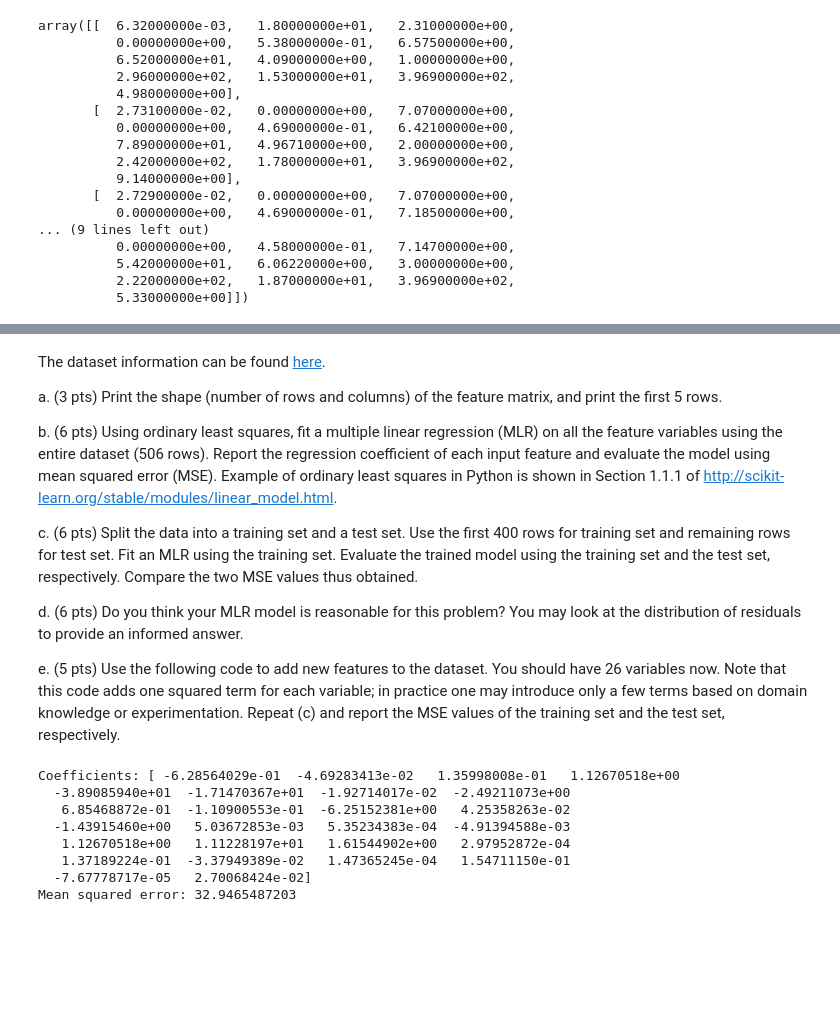
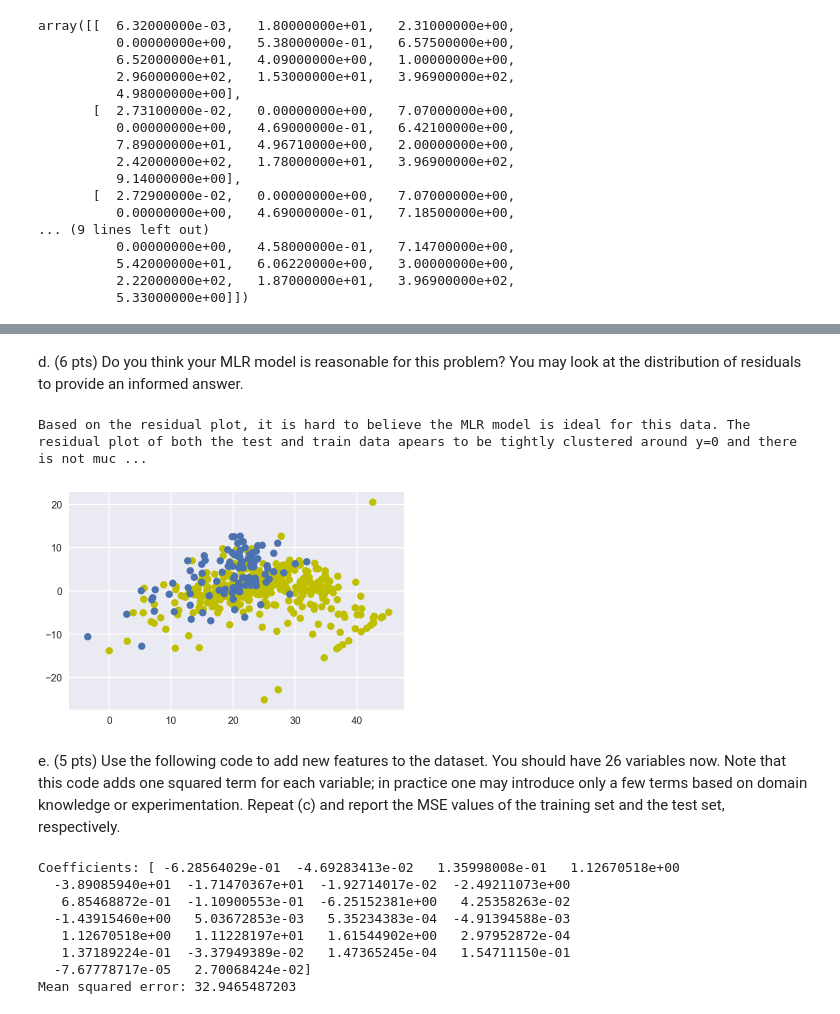
Before and after one commit to reeddolphin/mis-382-hw1, a Jupyter notebook: HW1-F17-MIS382N.ipynb, the cells around one changed output, grey strips where cells are left out. Cells and saved outputs as stored; diff of their text form; code cells hidden in the pictures; blank space fills up the shorter version.

```diff
--- a/HW1-F17-MIS382N.ipynb
+++ b/HW1-F17-MIS382N.ipynb
@@ -111,0 +117,8 @@ array([[  6.32000000e-03,   1.80000000e+01,   2.31000000e+00,
+# %%
+#3b
+lr = linear_model.LinearRegression()
+lr.fit(X,y)
+y_pred = lr.predict(X)
+full_mse =mean_squared_error(y, y_pred)
+print 'Coefficients:', lr.coef_
+print "Mean squared error:" , full_mse
@@ -152,15 +157,17 @@ plt.show()
-# %% [markdown]
-The dataset information can be found [here](http://scikit-learn.org/stable/datasets/index.html#boston-house-prices-dataset).
-
-a. (3 pts) Print the shape (number of rows and columns) of the feature matrix, and print the first 5 rows.
-
-b.  (6 pts) Using ordinary least squares, fit a multiple linear regression (MLR) on all the feature variables using the entire dataset (506 rows). Report the regression coefficient of each input feature and evaluate the model using mean squared error (MSE).  Example of ordinary least squares in Python is shown in Section 1.1.1 of http://scikit-learn.org/stable/modules/linear_model.html.
-
-c.  (6 pts) Split the data into a training set and a test set.  Use the first 400 rows for training set and remaining rows for test set.  Fit an MLR using the training set.  Evaluate the trained model using the training set and the test set, respectively.  Compare the two MSE values thus obtained.
-
-d.  (6 pts) Do you think your MLR model is reasonable for this problem? You may look at the distribution of residuals to provide an informed answer.
-
-e. (5 pts) Use the following code to add new features to the dataset.  You should have 26 variables now.  Note that this code adds one squared term for each variable; in practice one may introduce only a few terms based on domain knowledge or experimentation.  Repeat (c) and report the MSE values of the training set and the test set, respectively.
+# %% [markdown]
+d.  (6 pts) Do you think your MLR model is reasonable for this problem? You may look at the distribution of residuals to provide an informed answer.
+# %%
+#3d
+y_mlr_pred_train = regr_split.predict(X_mlr_train)
+
+plt.scatter(y_mlr_pred_train,y_mlr_pred_train-y_mlr_train,c='y')
+plt.scatter(y_mlr_pred,y_mlr_pred-y_mlr_test)
+print 'Based on the residual plot, it is hard to believe the MLR model is ideal for this data. The residual plot of both the test and train data apears to be tightly clustered around y=0 and there is not much variance to be found.S'
+# %% [output]
+Based on the residual plot, it is hard to believe the MLR model is ideal for this data. The residual plot of both the test and train data apears to be tightly clustered around y=0 and there is not muc ...
+[figure, added]
+# %% [markdown]
+e. (5 pts) Use the following code to add new features to the dataset.  You should have 26 variables now.  Note that this code adds one squared term for each variable; in practice one may introduce only a few terms based on domain knowledge or experimentation.  Repeat (c) and report the MSE values of the training set and the test set, respectively.
 # %%
 X_new = np.concatenate((X, np.square(X)), axis=1)
 # %%
```
Also changed, not shown: parts of 20 cells of this notebook.
